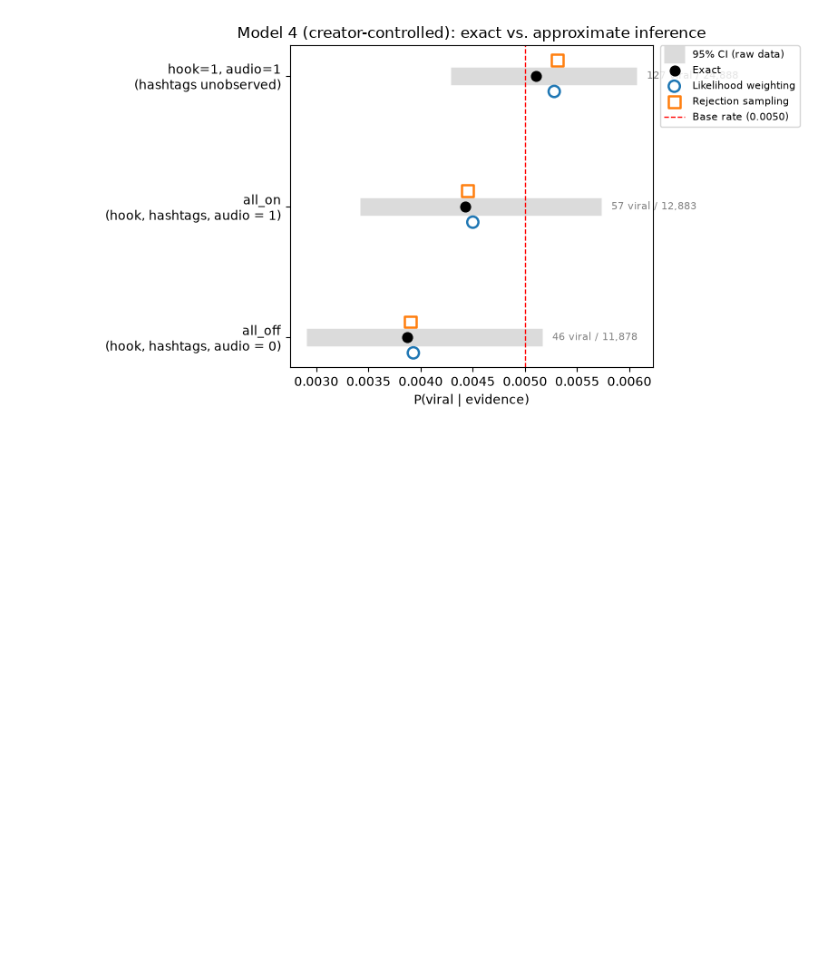
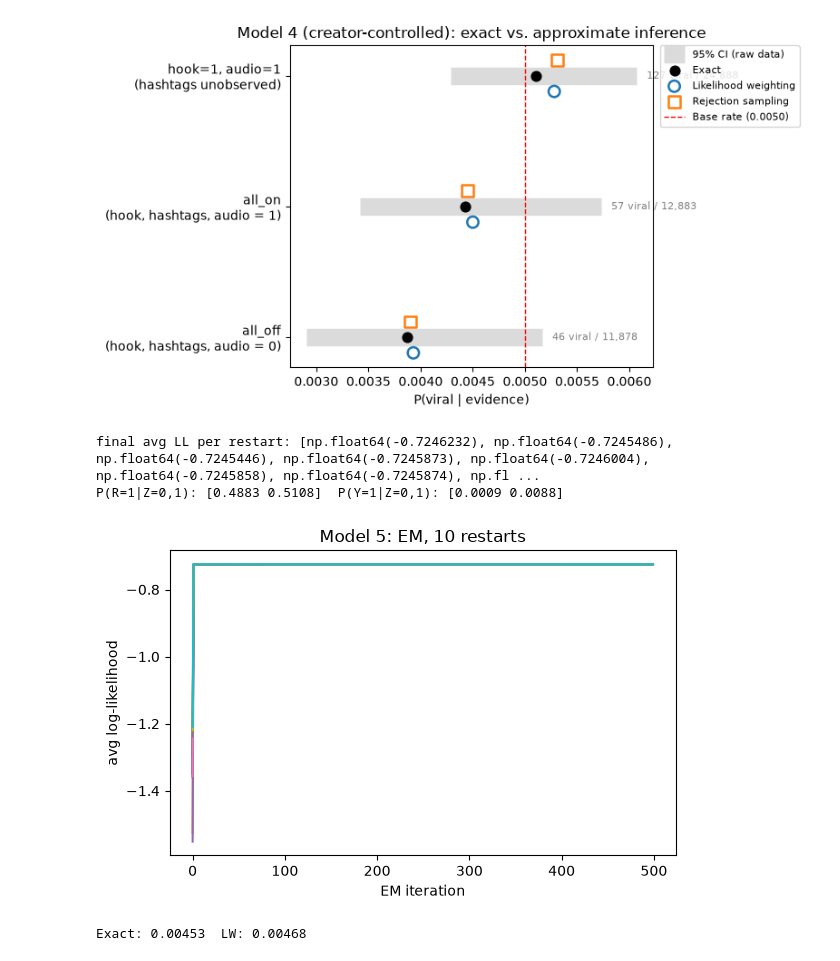
Before and after one commit to BenMiller0/CSE_150A_IG_REELS, a Jupyter notebook: code/ig_reel_virality.ipynb, the cells around one changed output. Cells and saved outputs as stored; diff of their text form; code cells hidden in the pictures; blank space fills up the shorter version.

Commit message:
Added early EM model for Model 5

```diff
--- a/code/ig_reel_virality.ipynb
+++ b/code/ig_reel_virality.ipynb
@@ -177,13 +177,11 @@ from pgmpy.sampling import BayesianModelSampling
 from pgmpy.factors.discrete import State
 
 Y = "bin_viral"
-H, T, F, A, R, I = ("strong_hook", "many_hashtags", "many_followers",
-                    "trending_audio", "high_retention", "many_impressions")
+H, T, F, A, R, I = ("strong_hook", "many_hashtags", "many_followers", "trending_audio", "high_retention", "many_impressions")
 
 structures = {
     "model1_baseline": [(x, Y) for x in (H, T, F, A, R, I)],
-    "model2_dependency": [(x, Y) for x in (H, T, F, A, R, I)]
-                         + [(T, I), (F, I), (A, I), (H, R)],
+    "model2_dependency": [(x, Y) for x in (H, T, F, A, R, I)] + [(T, I), (F, I), (A, I), (H, R)],
     "model3_funnel": [(T, I), (F, I), (A, I), (H, R), (I, Y), (R, Y)],
 }
 
@@ -417,3 +417,59 @@ plt.tight_layout()
 plt.show()
 # %% [output]
 [figure]
+# %%
+from pgmpy.factors.discrete import TabularCPD
+Z = "appeal"
+
+def em_model5(data, n_iter=500, seed=0, tol=1e-10):
+    rng = np.random.default_rng(seed)
+    N = np.zeros((2,) * 5)
+    for (h, t, a, r, y), c in data.groupby([H, T, A, R, Y]).size().items():
+        N[h, t, a, r, y] = c
+    n = N.sum()
+    pz = rng.uniform(0.3, 0.7, (2, 2, 2))                    # P(Z=1 | h,t,a)
+    pr = rng.uniform(0.3, 0.7, 2)                            # P(R=1 | Z)
+    py = rng.uniform(0.3, 0.7, 2)                            # P(Y=1 | Z)
+    hist = []
+    for _ in range(n_iter):
+        pzz = np.stack([1 - pz, pz], -1)
+        prz = np.stack([1 - pr, pr], 0)
+        pyz = np.stack([1 - py, py], 0)
+        joint = (pzz[:, :, :, None, None, :] * prz[None, None, None, :, None, :] * pyz[None, None, None, None, :, :])
+        lik = joint.sum(-1)
+        hist.append((N * np.log(lik)).sum() / n)
+        W = N[..., None] * joint / lik[..., None]
+        Wh = W.sum(axis=(3, 4)); pz = Wh[..., 1] / Wh.sum(-1)
+        Wr = W.sum(axis=(0, 1, 2, 4)); pr = Wr[1] / Wr.sum(0)
+        Wy = W.sum(axis=(0, 1, 2, 3)); py = Wy[1] / Wy.sum(0)
+        pz, pr, py = [np.clip(x, 1e-9, 1 - 1e-9) for x in (pz, pr, py)]
+        if len(hist) > 1 and abs(hist[-1] - hist[-2]) < tol:
+            break
+    return {"pz": pz, "pr": pr, "py": py, "ll": hist}
+
+fits = [em_model5(bin_df, seed=s) for s in range(10)]
+best = max(fits, key=lambda f: f["ll"][-1])
+print("final avg LL per restart:", [round(f["ll"][-1], 7) for f in fits])
+print("P(R=1|Z=0,1):", best["pr"].round(4), " P(Y=1|Z=0,1):", best["py"].round(4))
+
+plt.figure(figsize=(6, 4))
+for f in fits: plt.plot(f["ll"])
+plt.xlabel("EM iteration"); plt.ylabel("avg log-likelihood"); plt.title("Model 5: EM, 10 restarts")
+plt.tight_layout(); plt.show()
+
+root = lambda v: TabularCPD(v, 2, [[1 - bin_df[v].mean()], [bin_df[v].mean()]])
+pz, pr, py = best["pz"], best["pr"], best["py"]
+cpd_z = TabularCPD(Z, 2, np.vstack([1 - pz.reshape(-1), pz.reshape(-1)]), evidence=[H, T, A], evidence_card=[2, 2, 2])
+cpd_r = TabularCPD(R, 2, [[1 - pr[0], 1 - pr[1]], [pr[0], pr[1]]], evidence=[Z], evidence_card=[2])
+cpd_y = TabularCPD(Y, 2, [[1 - py[0], 1 - py[1]], [py[0], py[1]]], evidence=[Z], evidence_card=[2])
+model5 = DiscreteBayesianNetwork([(H, Z), (T, Z), (A, Z), (Z, R), (Z, Y)])
+model5.add_cpds(root(H), root(T), root(A), cpd_z, cpd_r, cpd_y)
+assert model5.check_model()
+
+ev5 = {H: 1, T: 1, A: 1, R: 1}
+print("Exact:", round(exact_p(model5, ev5), 5), " LW:", round(lw_estimate(model5, ev5, 100_000), 5))
+# %% [output]
+final avg LL per restart: [np.float64(-0.7246232), np.float64(-0.7245486), np.float64(-0.7245446), np.float64(-0.7245873), np.float64(-0.7246004), np.float64(-0.7245858), np.float64(-0.7245874), np.fl ...
+P(R=1|Z=0,1): [0.4883 0.5108]  P(Y=1|Z=0,1): [0.0009 0.0088]
+[figure, added]
+Exact: 0.00453  LW: 0.00468
```
Also changed, not shown: parts of 1 cell of this notebook.
